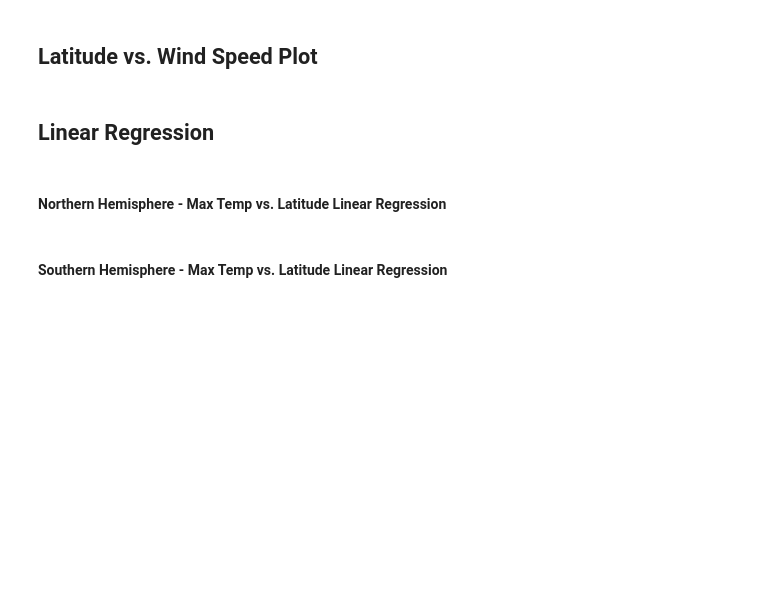
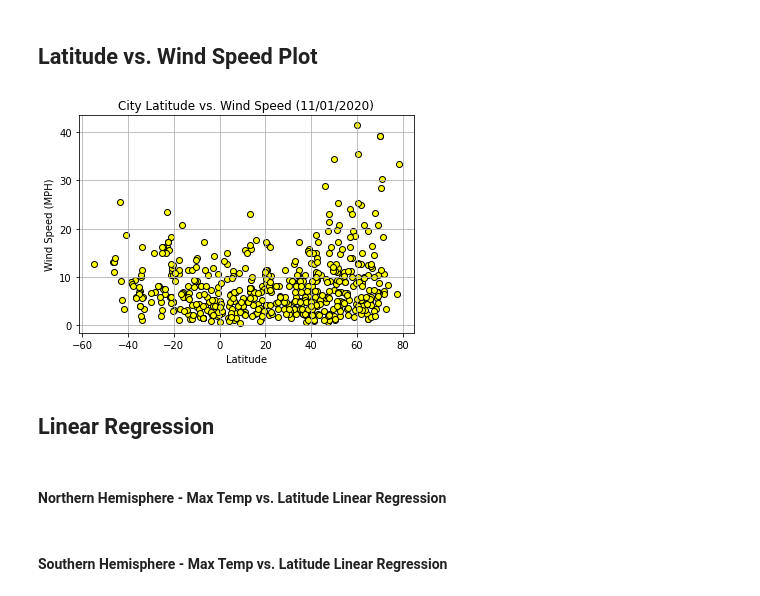
Before and after one commit to abarnatan/python-api-challenge, a Jupyter notebook: WeatherPy/WeatherPy.ipynb, the cells around one changed output. Drawn from its saved outputs; the diff is of its cells as text; code cells hidden in the pictures; blank space fills up the shorter version.

```diff
--- a/WeatherPy/WeatherPy.ipynb
+++ b/WeatherPy/WeatherPy.ipynb
@@ -184,5 +235,22 @@ TypeError: '>' not supported between instances of 'str' and 'int'
 # %% [markdown]
 ## Latitude vs. Wind Speed Plot
+# %%
+# Build scatter plot with related data
+plt.scatter(weather_df["Lat"], weather_df["Wind Speed"], facecolors="yellow", marker="o", edgecolor="black")
+
+# Format graph labels
+plt.title("City Latitude vs. Wind Speed (11/01/2020)")
+plt.ylabel("Wind Speed (MPH)")
+plt.xlabel("Latitude")
+plt.grid(True)
+
+# Save Figure
+plt.savefig("Output/Latitude_vs_Wind_Speed.png")
+
+# Show Plot
+plt.show()
+# %% [output]
+[figure, added]
 # %% [markdown]
 ## Linear Regression
 # %% [markdown]
```
Also changed, not shown: parts of 5 cells of this notebook, 2 other files.
